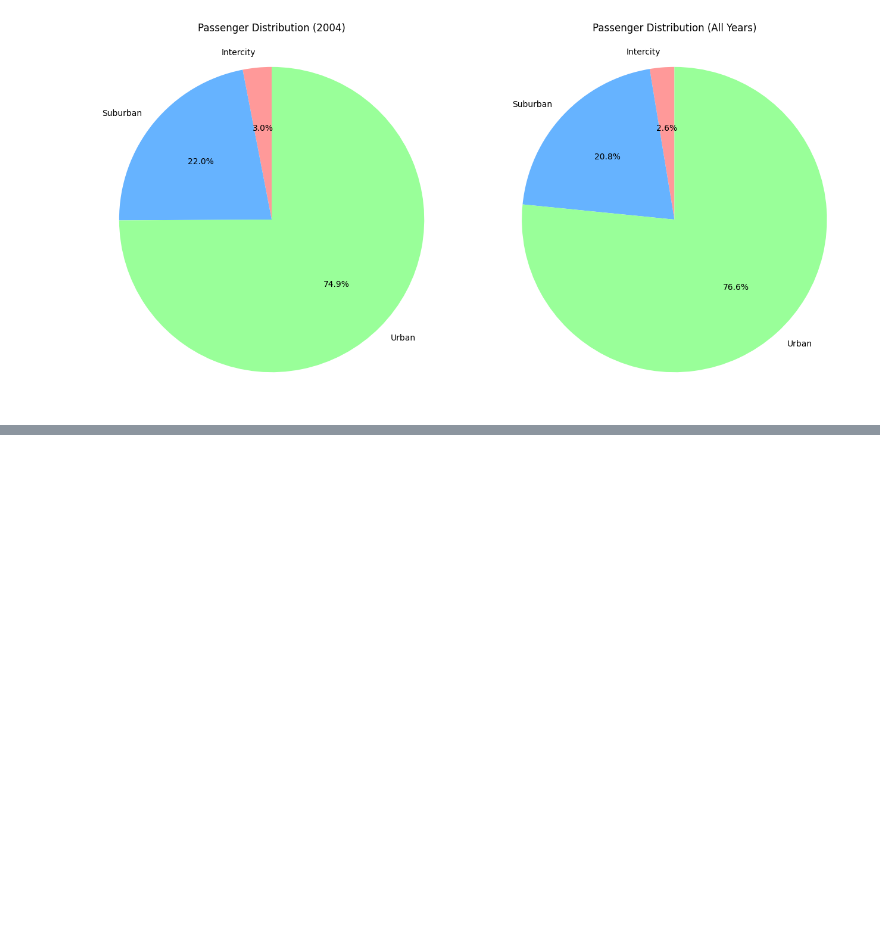
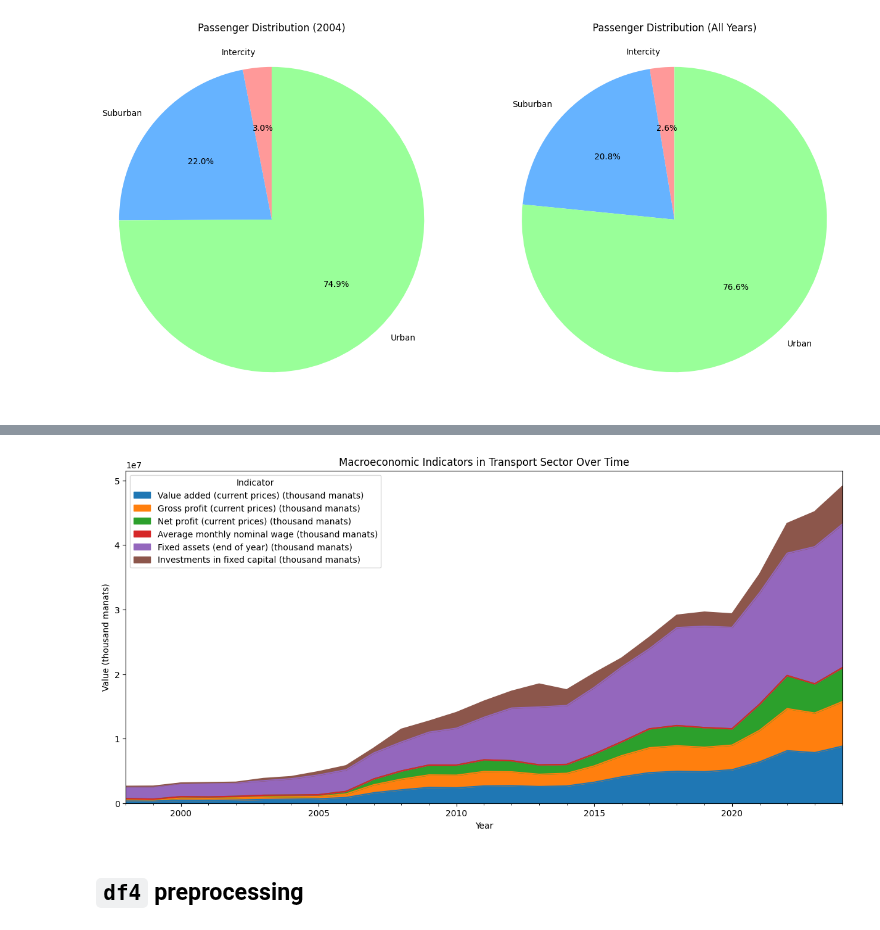
Before and after one commit to vugaer/OpenData.AZ-Analysis, a Jupyter notebook: analyze.ipynb, the cells around one changed output, grey strips where cells are left out. Drawn from its saved outputs; the diff is of its cells as text; code cells hidden in the pictures; blank space fills up the shorter version.

```diff
--- a/analyze.ipynb
+++ b/analyze.ipynb
@@ -248,0 +286,25 @@ plt.show()
+# %%
+df3 = loadf(3)  # reload doesn't affect
+
+df3.set_index(df3['Year'], inplace=True)
+df3.drop(columns=['Year', 'Unnamed: 1'], inplace=True)
+
+mln_cols = ["Əlavə dəyər (cari qiymətlərlə) (mln.manat)", "Ümumi mənfəət (cari qiymətlərlə) (mln.manat)", "Xalis mənfəət (cari qiymətlərlə) (mln.manat)", "Əsas fondlar (ilin sonuna) (mln.manat)", "Əsas kapitala investisiyalar (mln.manat)"]
+
+df3[mln_cols] *= 1000
+df3['Orta aylıq nominal əmək haqqı (manat)'] /= 1000
+
+en2azcols3 = {
+    "Əlavə dəyər (cari qiymətlərlə) (mln.manat)": "Value added (current prices) (thousand manats)",
+    "Ümumi mənfəət (cari qiymətlərlə) (mln.manat)": "Gross profit (current prices) (thousand manats)",
+    "Xalis mənfəət (cari qiymətlərlə) (mln.manat)": "Net profit (current prices) (thousand manats)",
+    "Orta aylıq nominal əmək haqqı (manat)": "Average monthly nominal wage (thousand manats)",
+    "Əsas fondlar (ilin sonuna) (mln.manat)": "Fixed assets (end of year) (thousand manats)",
+    "Əsas kapitala investisiyalar (mln.manat)": "Investments in fixed capital (thousand manats)"
+}
+
+df3.rename(columns=en2azcols3, inplace=True)
+df3.index = pd.to_datetime(df3.index, format='%Y')
+df3.sort_index(ascending=True, inplace=True)
+
+df3.head()
@@ -248,0 +319,24 @@ plt.show()
+# %%
+selected_columns = [
+    "Value added (current prices) (thousand manats)",
+    "Gross profit (current prices) (thousand manats)",
+    "Net profit (current prices) (thousand manats)",
+    "Average monthly nominal wage (thousand manats)",
+    "Fixed assets (end of year) (thousand manats)",
+    "Investments in fixed capital (thousand manats)"
+]
+
+df3[selected_columns].plot(
+    kind='area',
+    figsize=(15, 7),
+    title='Macroeconomic Indicators in Transport Sector Over Time'
+)
+
+plt.ylabel('Value (thousand manats)')
+plt.xlabel('Year')
+plt.legend(title='Indicator', loc='best')
+plt.show()
+# %% [output]
+[figure, added]
+# %% [markdown]
+## `df4` preprocessing
```
Also changed, not shown: parts of 38 cells of this notebook.
